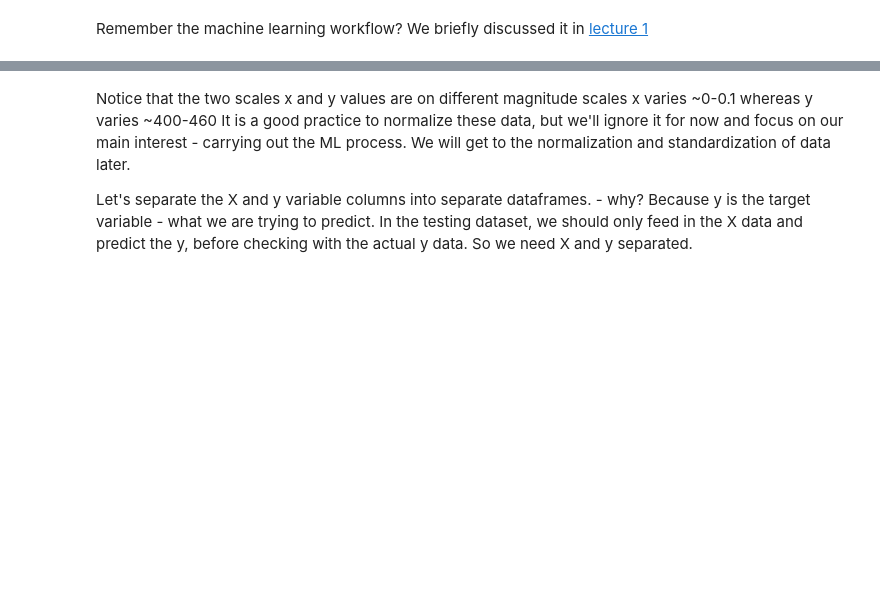
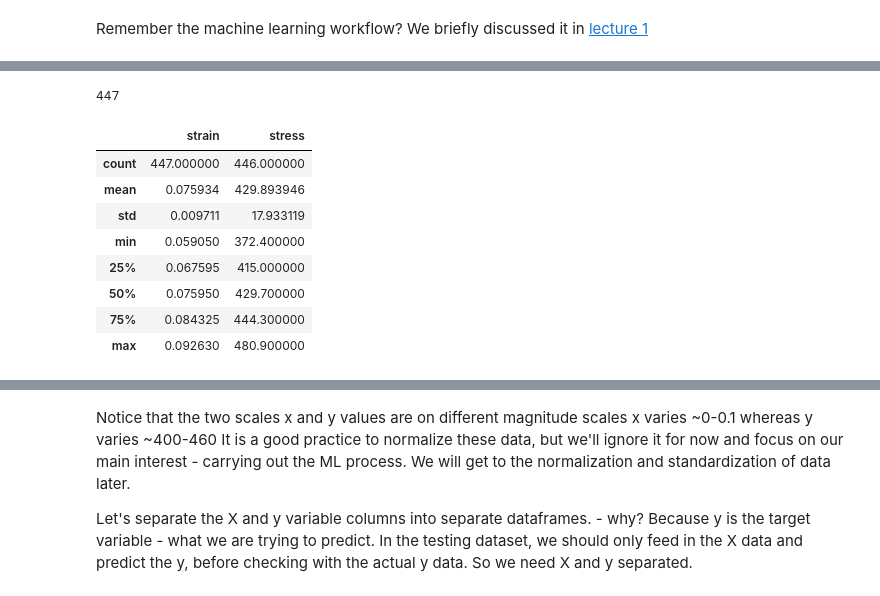
Before and after one commit to Sasani42/MLE5217-Book, a Jupyter notebook: week03-4_regression_ML.ipynb, the cells around one changed output, grey strips where cells are left out. Cells and saved outputs as stored; diff of their text form; code cells hidden in the pictures; blank space fills up the shorter version.

```diff
--- a/week03-4_regression_ML.ipynb
+++ b/week03-4_regression_ML.ipynb
@@ -113 +116,18 @@ data_clean = data.copy()
+# %%
+data1 = data.copy()
+len(data1)
+# %% [output]
+447
+# %%
+data1.describe()
+# %% [output]
+|  | strain | stress |
+| count | 447.000000 | 446.000000 |
+| mean | 0.075934 | 429.893946 |
+| std | 0.009711 | 17.933119 |
+| min | 0.059050 | 372.400000 |
+| 25% | 0.067595 | 415.000000 |
+| 50% | 0.075950 | 429.700000 |
+| 75% | 0.084325 | 444.300000 |
+| max | 0.092630 | 480.900000 |
 # %%
```
Also changed, not shown: parts of 36 cells of this notebook, 16 other files.
